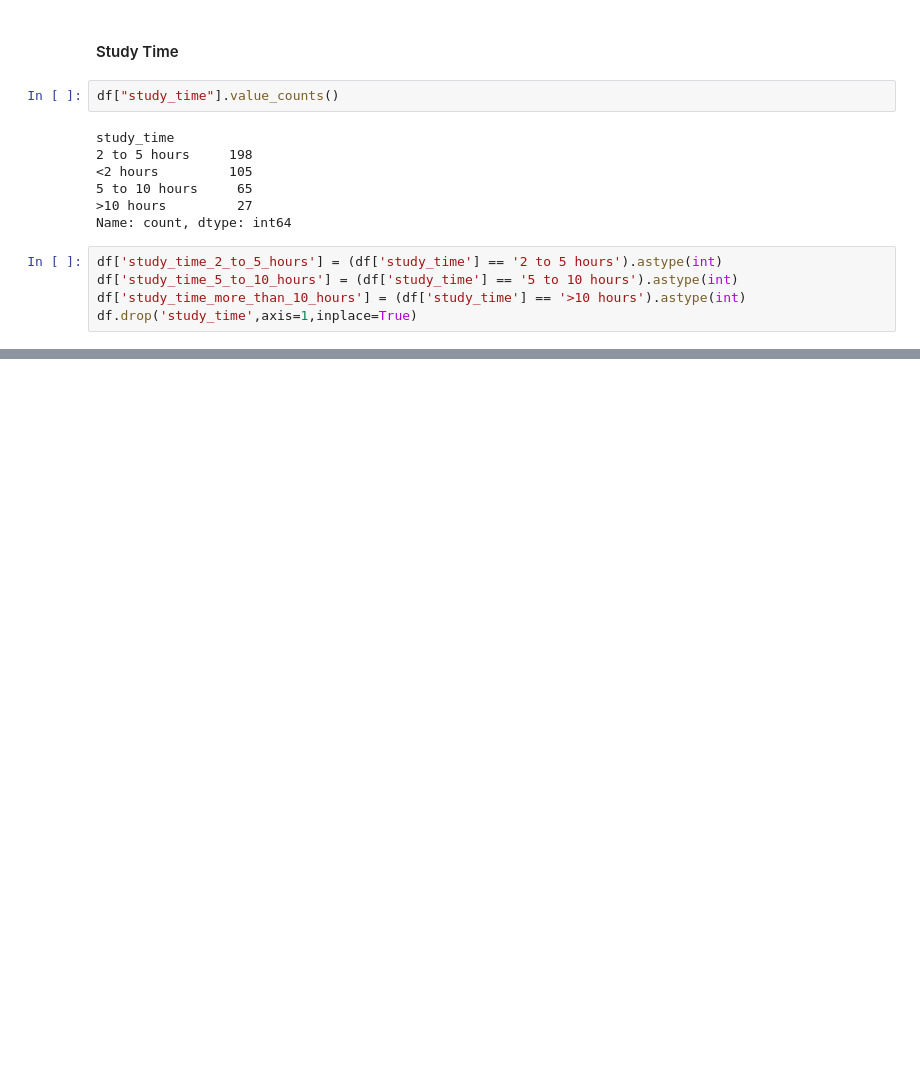
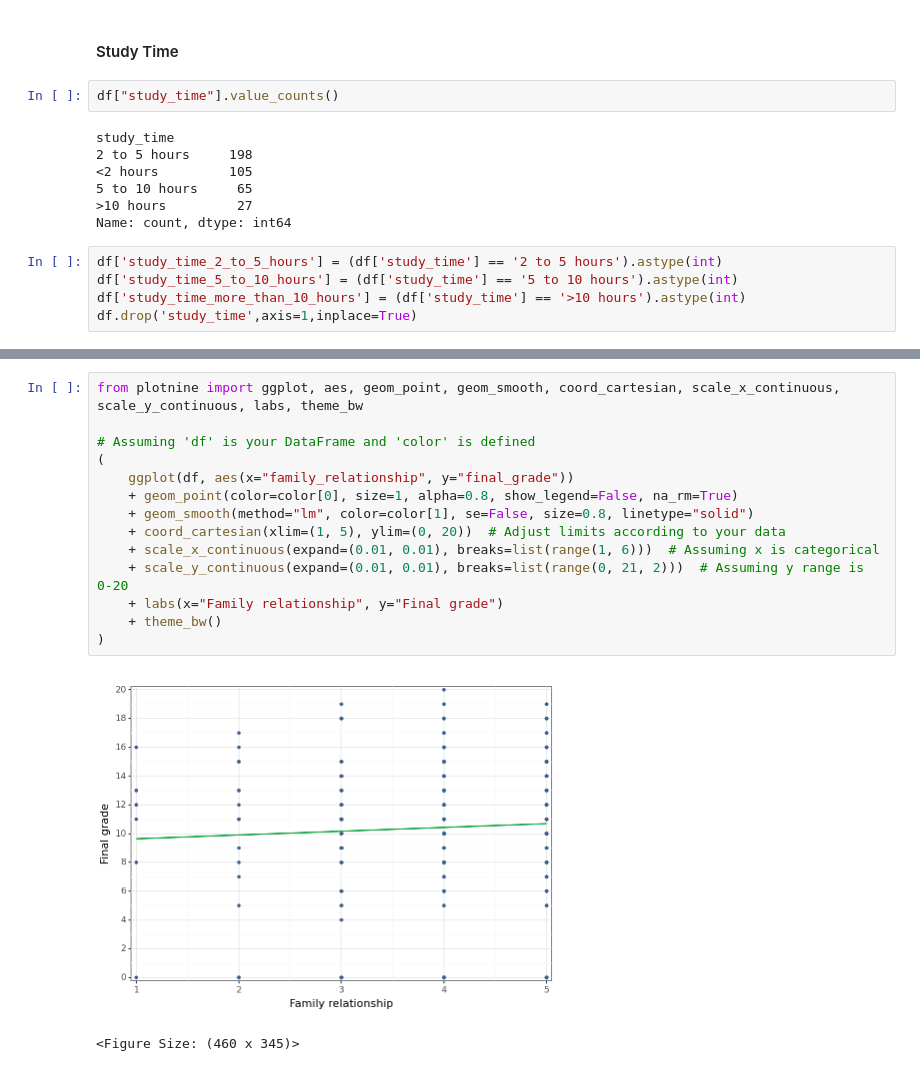
Before and after one commit to Alejandra-savagebriz/DA2, a Jupyter notebook: FinalProjectDA2_OK.ipynb, the cells around one changed output, grey strips where cells are left out. Saved outputs shown, nothing was run; the diff lists cells and outputs as text; blank space fills up the shorter version.

```diff
--- a/FinalProjectDA2_OK.ipynb
+++ b/FinalProjectDA2_OK.ipynb
@@ -730,0 +777,17 @@ df.drop('study_time',axis=1,inplace=True)
+# %%
+from plotnine import ggplot, aes, geom_point, geom_smooth, coord_cartesian, scale_x_continuous, scale_y_continuous, labs, theme_bw
+
+# Assuming 'df' is your DataFrame and 'color' is defined
+(
+    ggplot(df, aes(x="family_relationship", y="final_grade"))
+    + geom_point(color=color[0], size=1, alpha=0.8, show_legend=False, na_rm=True)
+    + geom_smooth(method="lm", color=color[1], se=False, size=0.8, linetype="solid")
+    + coord_cartesian(xlim=(1, 5), ylim=(0, 20))  # Adjust limits according to your data
+    + scale_x_continuous(expand=(0.01, 0.01), breaks=list(range(1, 6)))  # Assuming x is categorical
+    + scale_y_continuous(expand=(0.01, 0.01), breaks=list(range(0, 21, 2)))  # Assuming y range is 0-20
+    + labs(x="Family relationship", y="Final grade")
+    + theme_bw()
+)
+# %% [output]
+[figure, added]
+<Figure Size: (460 x 345)>
```
Also changed, not shown: parts of 6 cells of this notebook.
